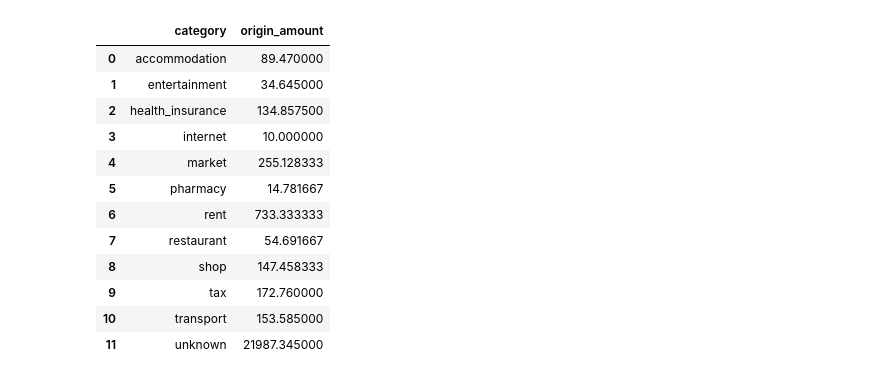
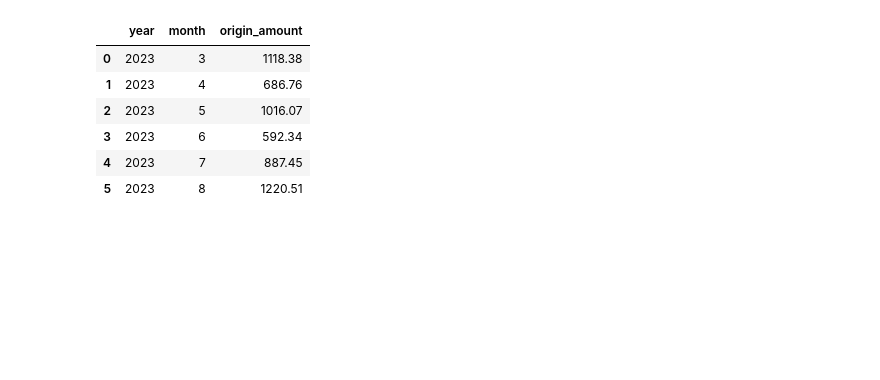
Before and after one commit to fernandocfbf/streamlit-financial-dash, a Jupyter notebook: main.ipynb, the cells around one changed output. Saved outputs shown, nothing was run; the diff lists cells and outputs as text; code cells hidden in the pictures; blank space fills up the shorter version.

```diff
--- a/main.ipynb
+++ b/main.ipynb
@@ -49,0 +8,4 @@ Index(['transfer_number', 'status', 'direction', 'start_date', 'end_date',
+# %%
+dataloader = DataLoader(LOAD_DATA_PATH)
+# %%
+dataloader.load_data()
@@ -67,17 +41,10 @@ s.sort_values('origin_amount', ascending=False)
 # %%
-n = df.groupby(['category', 'month'])["origin_amount"].sum().reset_index()
-n.groupby('category')["origin_amount"].mean().reset_index()
+dataloader.get_card_transactions_dataframe().groupby(['year', 'month'])["origin_amount"].sum().reset_index()
 # %% [output]
-|  | category | origin_amount |
-| 0 | accommodation | 89.470000 |
-| 1 | entertainment | 34.645000 |
-| 2 | health_insurance | 134.857500 |
-| 3 | internet | 10.000000 |
-| 4 | market | 255.128333 |
-| 5 | pharmacy | 14.781667 |
-| 6 | rent | 733.333333 |
-| 7 | restaurant | 54.691667 |
-| 8 | shop | 147.458333 |
-| 9 | tax | 172.760000 |
-| 10 | transport | 153.585000 |
-| 11 | unknown | 21987.345000 |
+|  | year | month | origin_amount |
+| 0 | 2023 | 3 | 1118.38 |
+| 1 | 2023 | 4 | 686.76 |
+| 2 | 2023 | 5 | 1016.07 |
+| 3 | 2023 | 6 | 592.34 |
+| 4 | 2023 | 7 | 887.45 |
+| 5 | 2023 | 8 | 1220.51 |
```
Also changed, not shown: parts of 12 cells of this notebook, 4 other files.
